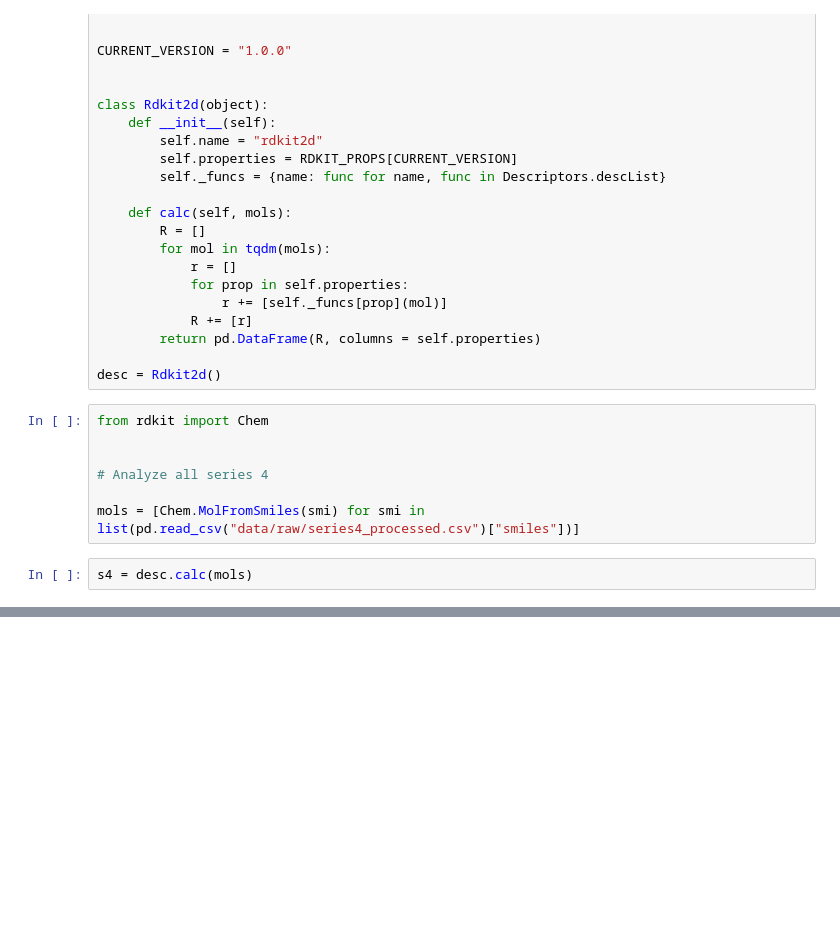
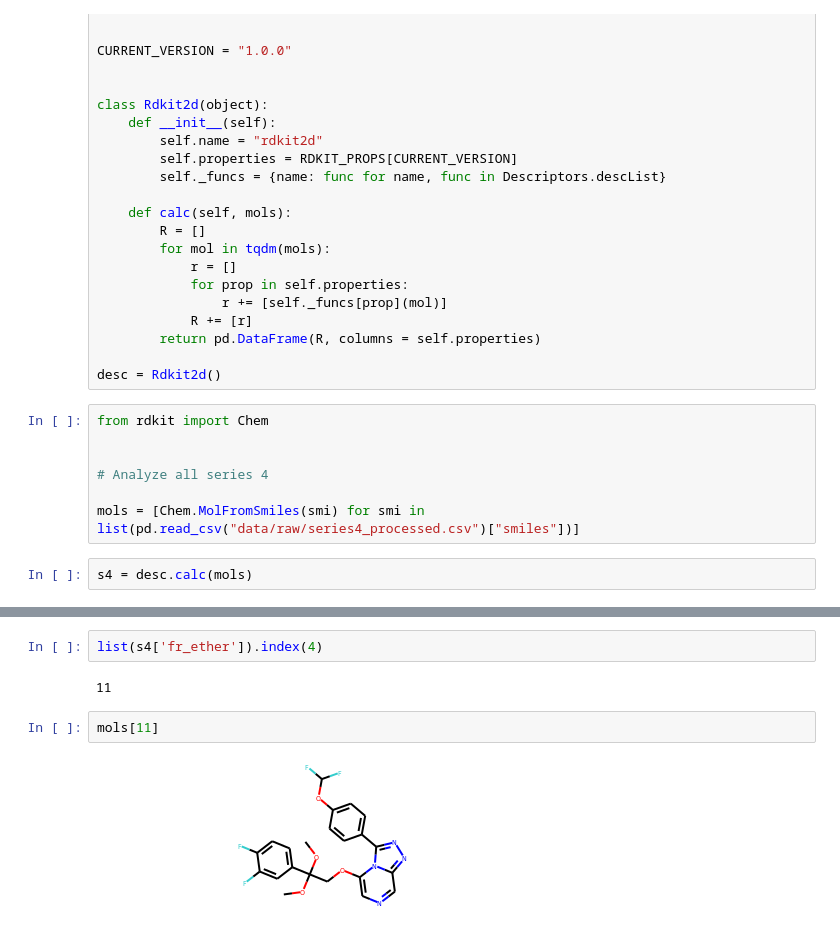
Before and after one commit to ersilia-os/osm-series4-candidates-2, a Jupyter notebook: AcceptableChemistry.ipynb, the cells around one changed output, grey strips where cells are left out. Saved outputs shown, nothing was run; the diff lists cells and outputs as text; blank space fills up the shorter version.

```diff
--- a/AcceptableChemistry.ipynb
+++ b/AcceptableChemistry.ipynb
@@ -173,0 +183,8 @@ plt.hist(s4["FractionCSP3"],100)
+# %%
+list(s4['fr_ether']).index(4)
+# %% [output]
+11
+# %%
+mols[11]
+# %% [output]
+[figure, added]
```
Also changed, not shown: parts of 5 cells of this notebook.
